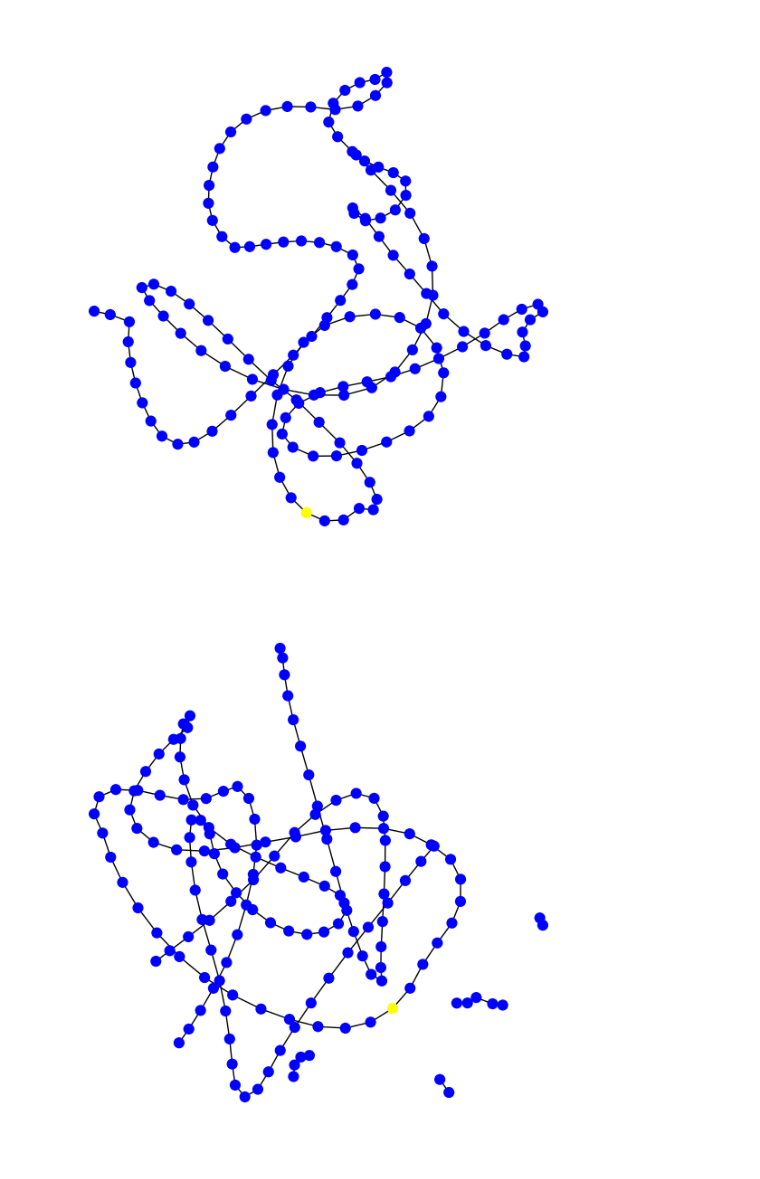
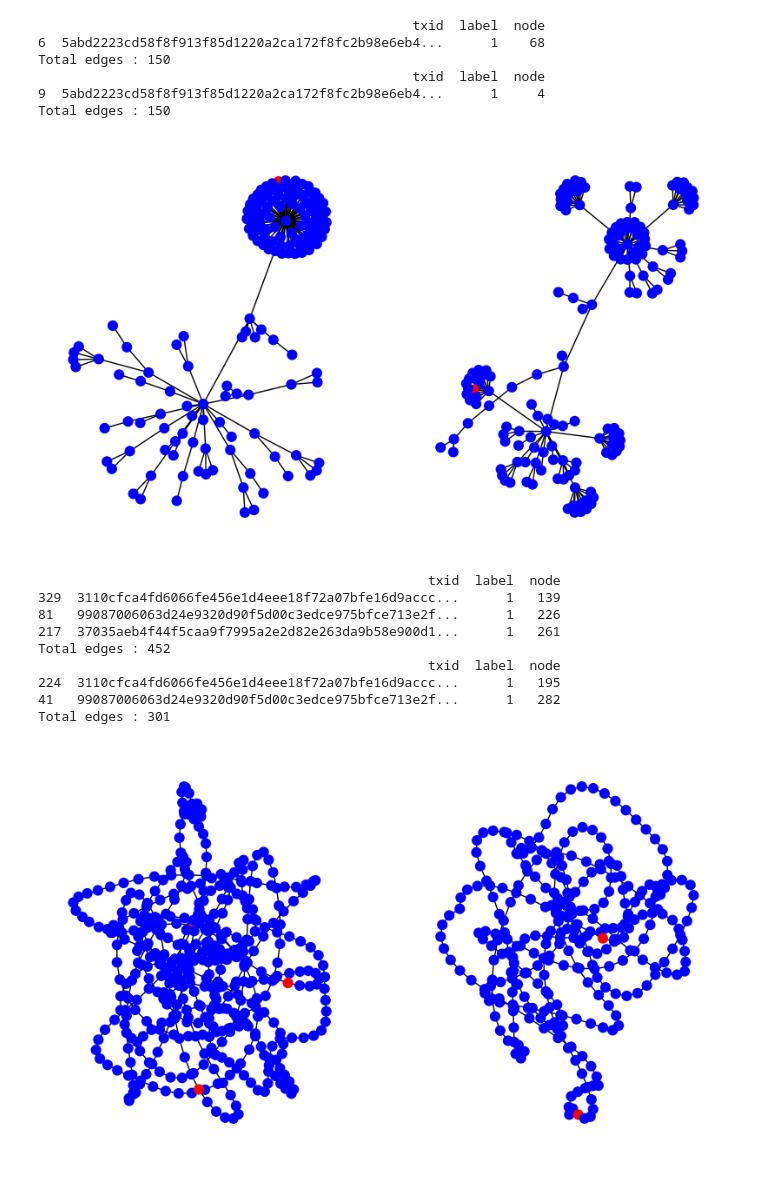
Before and after one commit to UOttawa-Cyber-Range-Research/BitcoinFraudDetection, a Jupyter notebook: visuals_normal.ipynb, the cells around one changed output. Cells and saved outputs as stored; diff of their text form; code cells hidden in the pictures.

```diff
--- a/visuals_normal.ipynb
+++ b/visuals_normal.ipynb
@@ -19,28 +15,31 @@ from sknetwork.linalg.sparse_lowrank import SparseLR
 # %%
-def draw_plot(file_num, dataset):
+def draw_plot(file_num, dataset, z):
     '''
     Plot files for each of the datasets
     '''
     # Load the file and stuff as per the dataset
-    edge_file = f"./data/dataset{dataset}/cache/edges/edges_{file_num}.parquet"
-    label_file = f"./data/dataset{dataset}/labels/labels_{file_num}.parquet"
+    edge_file = f'./sampling_comparison/{dataset}_edges_{file_num}.parquet'
+    label_file = f'./sampling_comparison/{dataset}_labels_{file_num}.parquet'
 
     # Load the files
     df_e = pd.read_parquet(edge_file)
     df_l = pd.read_parquet(label_file)
+    print(df_l[df_l["label"] == 1])
 
     # Define the node colors
     color_map = []
     for _, row in df_l.iterrows():
         if int(row["label"]) == 1:
-            color_map.append("yellow")
+            color_map.append("red")
         else:
             color_map.append("blue")
 
     # Plot the graph
-    plt.figure(figsize=(6, 6))
+
     G = nx.Graph()
     for index, row in df_e.iterrows():
         G.add_edge(row['from'], row['to'])
+
+    print(f"Total edges : {G.number_of_edges()}")
+    plt.subplot(1, 2, z)
     nx.draw(G, with_labels=False, node_size=60, node_color=color_map)
-    plt.show()
@@ -65,6 +46,31 @@ draw_plot(8, "FS")
-# %%
-draw_plot(2, "MHRW")
-draw_plot(8, "MHRW")
-# %% [output]
-[figure, removed]
-[figure, removed]
+# %%
+p=2
+plt.figure(figsize=(10, 6))
+draw_plot(p, "bfs", 1)
+draw_plot(p, "bf", 2)
+plt.show()
+# %% [output]
+                                                txid  label  node
+6  5abd2223cd58f8f913f85d1220a2ca172f8fc2b98e6eb4...      1    68
+Total edges : 150
+                                                txid  label  node
+9  5abd2223cd58f8f913f85d1220a2ca172f8fc2b98e6eb4...      1     4
+Total edges : 150
+[figure, added]
+# %%
+p=5
+plt.figure(figsize=(10, 6))
+draw_plot(p, "bfs", 1)
+draw_plot(p, "bf", 2)
+plt.show()
+# %% [output]
+                                                  txid  label  node
+329  3110cfca4fd6066fe456e1d4eee18f72a07bfe16d9accc...      1   139
+81   99087006063d24e9320d90f5d00c3edce975bfce713e2f...      1   226
+217  37035aeb4f44f5caa9f7995a2e2d82e263da9b58e900d1...      1   261
+Total edges : 452
+                                                  txid  label  node
+224  3110cfca4fd6066fe456e1d4eee18f72a07bfe16d9accc...      1   195
+41   99087006063d24e9320d90f5d00c3edce975bfce713e2f...      1   282
+Total edges : 301
+[figure, added]
```
Also changed, not shown: parts of 14 cells of this notebook, 7 other files.
